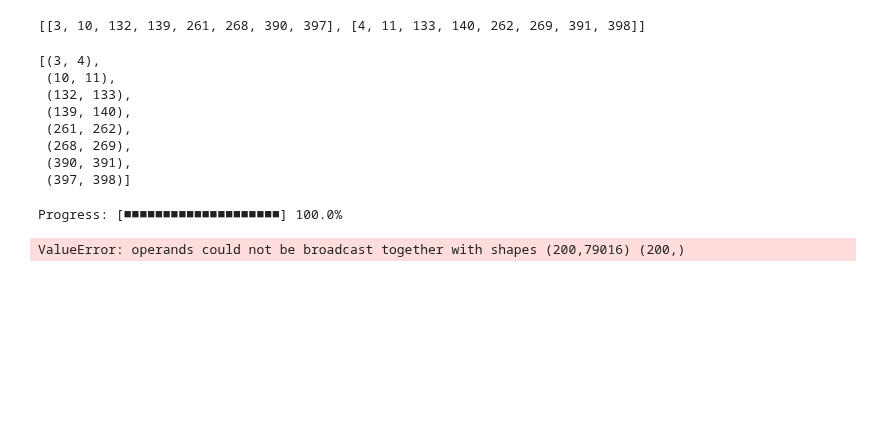
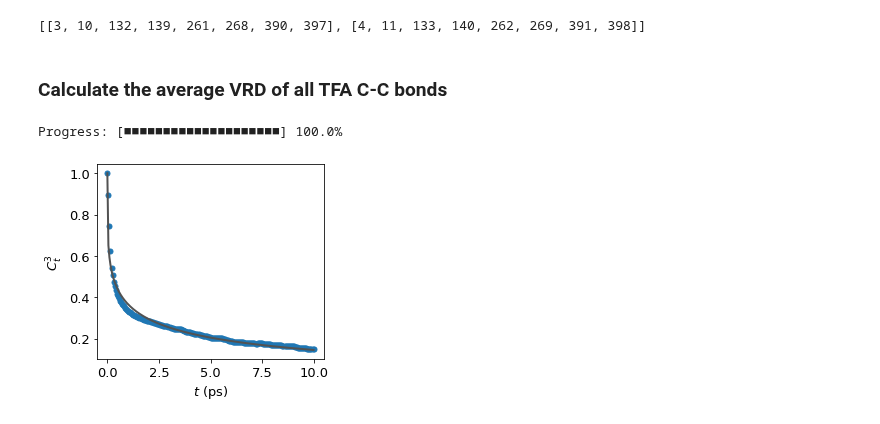
Before and after one commit to Lei-Lei-alpha/FishMol, a Jupyter notebook: docs/VRD.ipynb, the cells around one changed output. Drawn from its saved outputs; the diff is of its cells as text; code cells hidden in the pictures; blank space fills up the shorter version.

```diff
--- a/docs/VRD.ipynb
+++ b/docs/VRD.ipynb
@@ -69,22 +71,11 @@ specs = [[x for x in all_oxygen[::2]], [x for x in all_oxygen[1::2]]]
 specs
 # %% [output]
 [[3, 10, 132, 139, 261, 268, 390, 397], [4, 11, 133, 140, 262, 269, 391, 398]]
-# %%
-from fishmol.utils import make_comb
-combs = make_comb(*specs)
-combs
-# %% [output]
-[(3, 4),
- (10, 11),
- (132, 133),
- (139, 140),
- (261, 262),
- (268, 269),
- (390, 391),
- (397, 398)]
+# %% [markdown]
+### Calculate the average VRD of all TFA C-C bonds
 # %%
-vrd = new_VRD(traj = traj, spec = specs, num = 2000, sampling = 10, skip = 5)
+vrd = funcs.VRD(traj = traj, spec = specs, num = 2000, sampling = 10, skip = 5)
 results = vrd.calculate(l = 3, mean = True, fit = True, plot = True)
 # %% [output]
 Progress: [■■■■■■■■■■■■■■■■■■■■] 100.0%
-ValueError: operands could not be broadcast together with shapes (200,79016) (200,)
+[figure, added]
```
Also changed, not shown: parts of 5 cells of this notebook.
